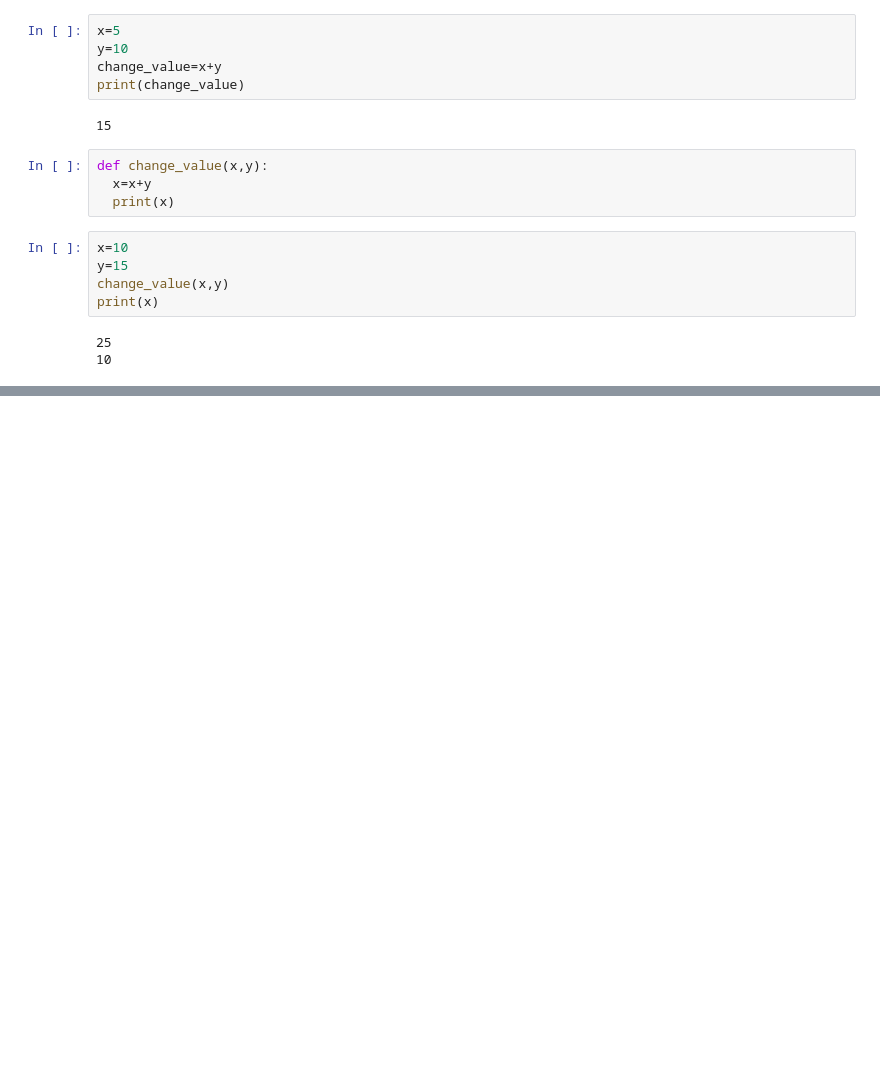
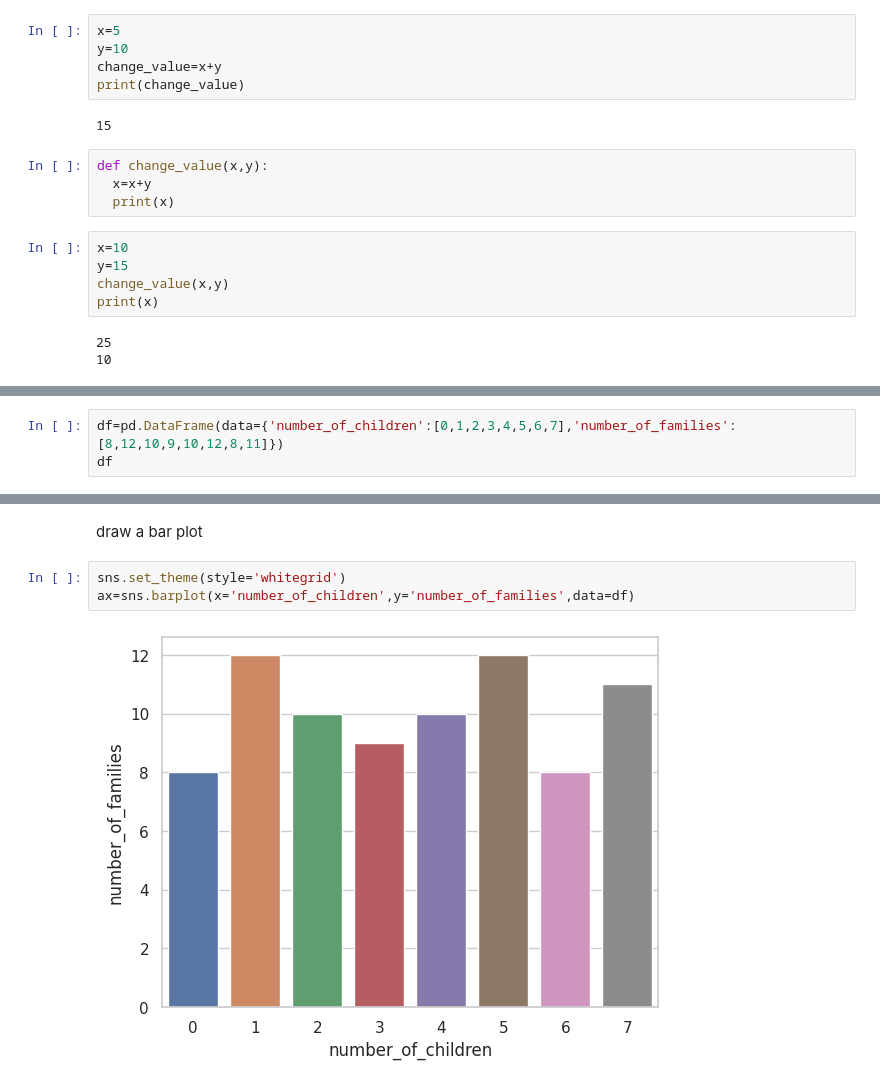
Before and after one commit to shivanginayak-bit/shivanginayak-bit, a Jupyter notebook: Pandas_Operations.ipynb, the cells around one changed output, grey strips where cells are left out. Saved outputs shown, nothing was run; the diff lists cells and outputs as text; blank space fills up the shorter version.

```diff
--- a/Pandas_Operations.ipynb
+++ b/Pandas_Operations.ipynb
@@ -952,0 +957,3 @@ print(x)
+# %%
+df=pd.DataFrame(data={'number_of_children':[0,1,2,3,4,5,6,7],'number_of_families':[8,12,10,9,10,12,8,11]})
+df
@@ -952,0 +970,7 @@ print(x)
+# %% [markdown]
+draw a bar plot
+# %%
+sns.set_theme(style='whitegrid')
+ax=sns.barplot(x='number_of_children',y='number_of_families',data=df)
+# %% [output]
+[figure, added]
```
Also changed, not shown: parts of 2 cells of this notebook.
